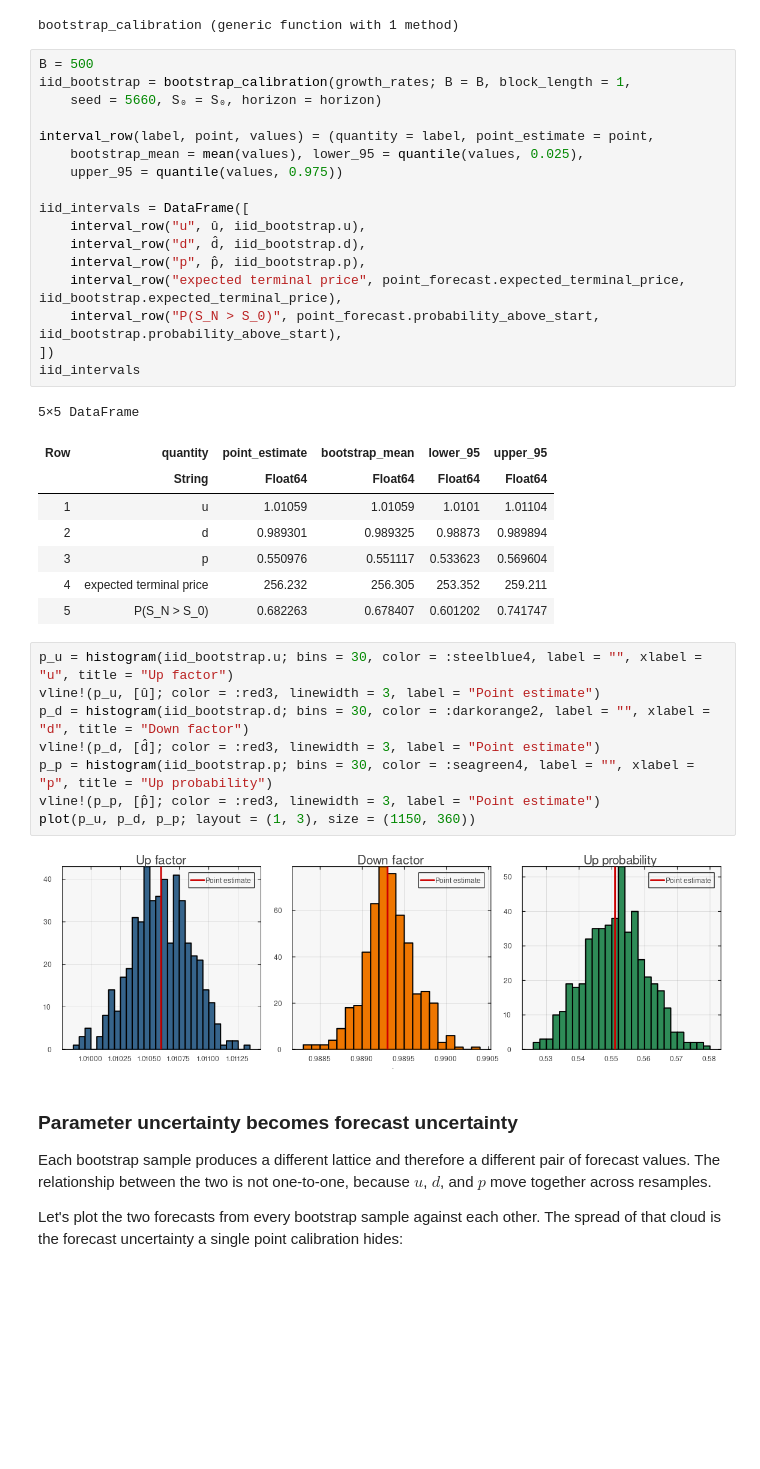
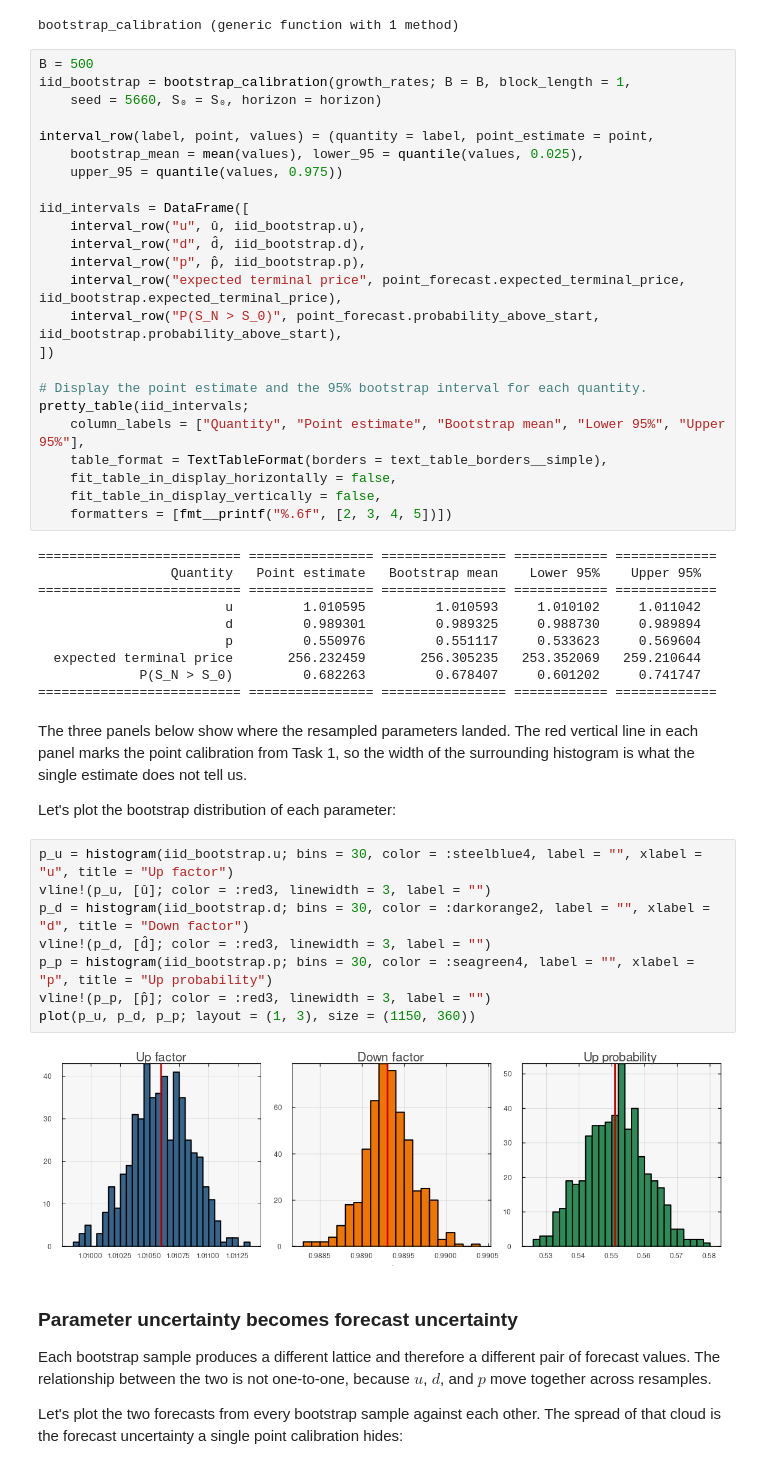
Before and after one commit to varnerlab/CHEME-5660-CourseRepository-Fall-2026, a Jupyter notebook: lectures/week-3/L3b/advanced/calibration/CHEME-5660-L3b-Advanced-Bootstrap-LatticeCalibration-Fall-2026.ipynb, the cells around one changed output. Drawn from its saved outputs; the diff is of its cells as text; blank space fills up the shorter version.

```diff
--- a/lectures/week-3/L3b/advanced/calibration/CHEME-5660-L3b-Advanced-Bootstrap-LatticeCalibration-Fall-2026.ipynb
+++ b/lectures/week-3/L3b/advanced/calibration/CHEME-5660-L3b-Advanced-Bootstrap-LatticeCalibration-Fall-2026.ipynb
@@ -162,26 +175,38 @@ iid_intervals = DataFrame([
     interval_row("expected terminal price", point_forecast.expected_terminal_price, iid_bootstrap.expected_terminal_price),
     interval_row("P(S_N > S_0)", point_forecast.probability_above_start, iid_bootstrap.probability_above_start),
 ])
-iid_intervals
+
+# Display the point estimate and the 95% bootstrap interval for each quantity.
+pretty_table(iid_intervals;
+    column_labels = ["Quantity", "Point estimate", "Bootstrap mean", "Lower 95%", "Upper 95%"],
+    table_format = TextTableFormat(borders = text_table_borders__simple),
+    fit_table_in_display_horizontally = false,
+    fit_table_in_display_vertically = false,
+    formatters = [fmt__printf("%.6f", [2, 3, 4, 5])])
 # %% [output]
-5×5 DataFrame
+========================== ================ ================ ============ =============
+                 Quantity   Point estimate   Bootstrap mean    Lower 95%    Upper 95%
+========================== ================ ================ ============ =============
+                        u         1.010595         1.010593     1.010102     1.011042
+                        d         0.989301         0.989325     0.988730     0.989894
+                        p         0.550976         0.551117     0.533623     0.569604
+  expected terminal price       256.232459       256.305235   253.352069   259.210644
+             P(S_N > S_0)         0.682263         0.678407     0.601202     0.741747
+========================== ================ ================ ============ =============
-| Row | quantity | point_estimate | bootstrap_mean | lower_95 | upper_95 |
-|  | String | Float64 | Float64 | Float64 | Float64 |
-| 1 | u | 1.01059 | 1.01059 | 1.0101 | 1.01104 |
-| 2 | d | 0.989301 | 0.989325 | 0.98873 | 0.989894 |
-| 3 | p | 0.550976 | 0.551117 | 0.533623 | 0.569604 |
-| 4 | expected terminal price | 256.232 | 256.305 | 253.352 | 259.211 |
-| 5 | P(S_N > S_0) | 0.682263 | 0.678407 | 0.601202 | 0.741747 |
+# %% [markdown]
+The three panels below show where the resampled parameters landed. The red vertical line in each panel marks the point calibration from Task 1, so the width of the surrounding histogram is what the single estimate does not tell us.
+
+Let's plot the bootstrap distribution of each parameter:
 # %%
 p_u = histogram(iid_bootstrap.u; bins = 30, color = :steelblue4, label = "", xlabel = "u", title = "Up factor")
-vline!(p_u, [û]; color = :red3, linewidth = 3, label = "Point estimate")
+vline!(p_u, [û]; color = :red3, linewidth = 3, label = "")
 p_d = histogram(iid_bootstrap.d; bins = 30, color = :darkorange2, label = "", xlabel = "d", title = "Down factor")
-vline!(p_d, [d̂]; color = :red3, linewidth = 3, label = "Point estimate")
+vline!(p_d, [d̂]; color = :red3, linewidth = 3, label = "")
 p_p = histogram(iid_bootstrap.p; bins = 30, color = :seagreen4, label = "", xlabel = "p", title = "Up probability")
-vline!(p_p, [p̂]; color = :red3, linewidth = 3, label = "Point estimate")
+vline!(p_p, [p̂]; color = :red3, linewidth = 3, label = "")
 plot(p_u, p_d, p_p; layout = (1, 3), size = (1150, 360))
 # %% [output]
-[figure, old version]
+[figure, new version]
 # %% [markdown]
 ### Parameter uncertainty becomes forecast uncertainty
 
```
Also changed, not shown: parts of 6 cells of this notebook, 6 other files.
